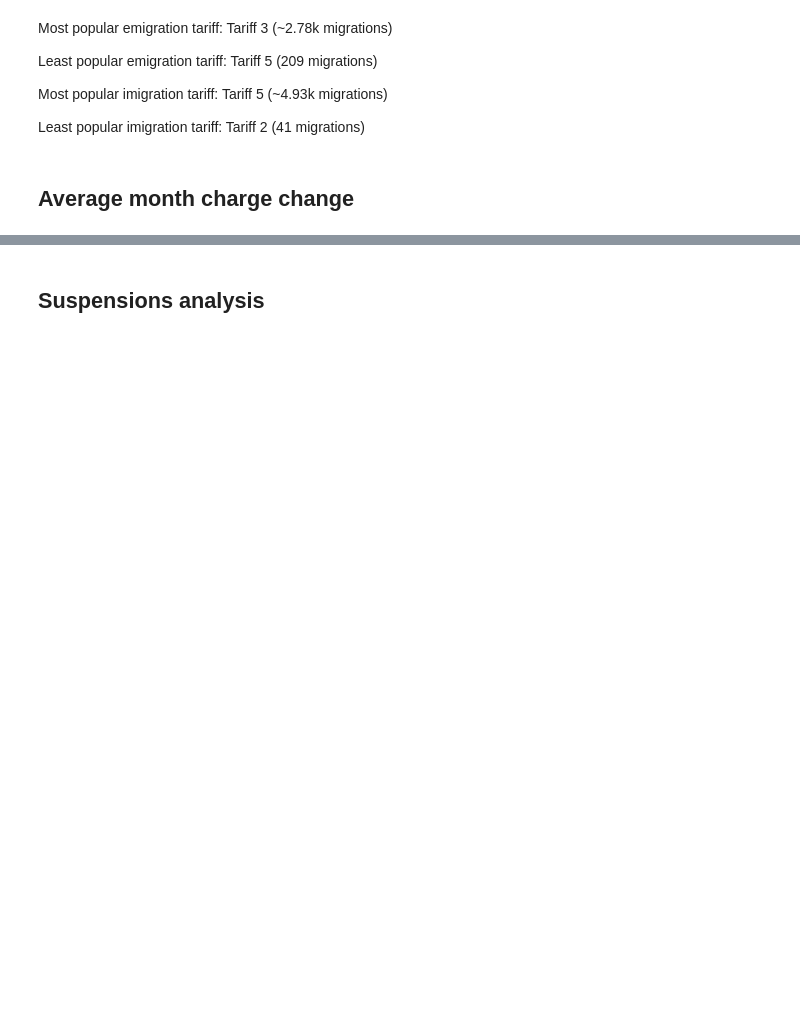
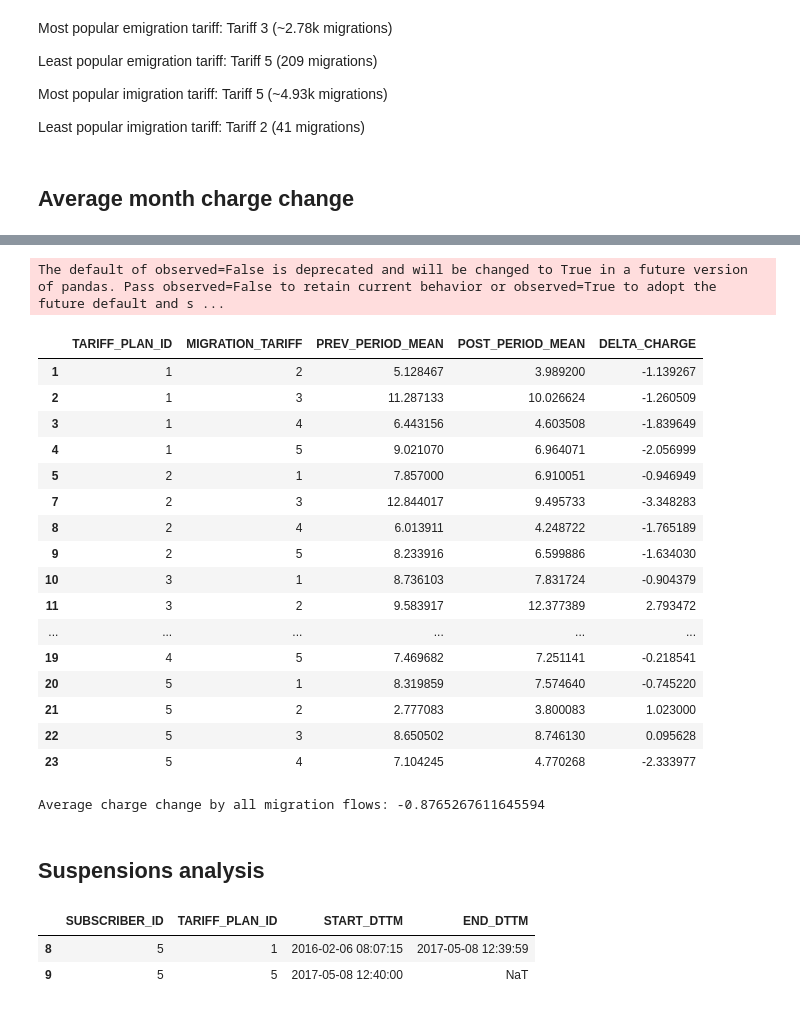
Before and after one commit to BangerVanos/test_A1, a Jupyter notebook: task_3.ipynb, the cells around one changed output, grey strips where cells are left out. Saved outputs shown, nothing was run; the diff lists cells and outputs as text; code cells hidden in the pictures; blank space fills up the shorter version.

```diff
--- a/task_3.ipynb
+++ b/task_3.ipynb
@@ -210,0 +203,33 @@ fig.show()
+# %%
+for ind, row in charges_change_df.iterrows():
+    sub_id, end_date = row['SUBSCRIBER_ID'], row['END_DTTM']
+    if end_date is pd.NaT:
+        continue
+
+    post_period_start = end_date.replace(day=1).normalize() + relativedelta(months=1)
+    post_period_end = end_date.replace(day=1).normalize() + relativedelta(months=3)
+    post_period_mask = (charges_df['SUBSCRIBER_ID'] == sub_id) & (charges_df['BILL_MONTH'] >= post_period_start) & (charges_df['BILL_MONTH'] <= post_period_end)
+    post_charge = charges_df[post_period_mask]['CHARGES'].mean()
+
+    pre_period_end = end_date.replace(day=1).normalize() - relativedelta(months=1)
+    pre_period_start = end_date.replace(day=1).normalize() - relativedelta(months=3)
+    pre_period_mask = (charges_df['SUBSCRIBER_ID'] == sub_id) & (charges_df['BILL_MONTH'] >= pre_period_start) & (charges_df['BILL_MONTH'] <= pre_period_end)
+    pre_charge = charges_df[pre_period_mask]['CHARGES'].mean()
+
+    charges_change_df.loc[ind, 'PREV_PERIOD_CHARGE'] = pre_charge
+    charges_change_df.loc[ind, 'POST_PERIOD_CHARGE'] = post_charge
+
+
+    migration_tariff_mask = (charges_change_df['SUBSCRIBER_ID'] == sub_id) & (charges_change_df['START_DTTM'] >= end_date)
+    migration_tariff = charges_change_df[migration_tariff_mask]
+    if len(migration_tariff) == 0:
+        charges_change_df.loc[ind, 'MIGRATION_TARIFF'] = -1
+    else:
+        charges_change_df.loc[ind, 'MIGRATION_TARIFF'] = migration_tariff.iloc[0]['TARIFF_PLAN_ID']
+# %%
+charges_change_df.dropna(subset=['END_DTTM'], inplace=True)
+tariff_drop_ids = charges_change_df[charges_change_df['MIGRATION_TARIFF'] == -1].index
+charges_change_df.drop(tariff_drop_ids, axis=0, inplace=True)
+charges_change_df['MIGRATION_TARIFF'] = charges_change_df['MIGRATION_TARIFF'].astype('int16').astype('category')
+charges_change_df['PREV_PERIOD_CHARGE'] = charges_change_df['PREV_PERIOD_CHARGE'].astype('float64')
+charges_change_df['POST_PERIOD_CHARGE'] = charges_change_df['POST_PERIOD_CHARGE'].astype('float64')
@@ -210,0 +261,30 @@ fig.show()
+# %%
+charges_change_df_agg = charges_change_df.groupby(['TARIFF_PLAN_ID', 'MIGRATION_TARIFF']).agg(
+    PREV_PERIOD_MEAN=('PREV_PERIOD_CHARGE', 'mean'),
+    POST_PERIOD_MEAN=('POST_PERIOD_CHARGE', 'mean')
+)
+charges_change_df_agg.reset_index(inplace=True)
+same_tariff_drop_mask = charges_change_df_agg['TARIFF_PLAN_ID'] == charges_change_df_agg['MIGRATION_TARIFF']
+same_tariff_drop_ids = charges_change_df_agg[same_tariff_drop_mask].index
+charges_change_df_agg.drop(same_tariff_drop_ids, axis=0, inplace = True)
+charges_change_df_agg['DELTA_CHARGE'] = charges_change_df_agg['POST_PERIOD_MEAN'] - charges_change_df_agg['PREV_PERIOD_MEAN']
+charges_change_df_agg
+# %% [output]
+The default of observed=False is deprecated and will be changed to True in a future version of pandas. Pass observed=False to retain current behavior or observed=True to adopt the future default and s ...
+|  | TARIFF_PLAN_ID | MIGRATION_TARIFF | PREV_PERIOD_MEAN | POST_PERIOD_MEAN | DELTA_CHARGE |
+| 1 | 1 | 2 | 5.128467 | 3.989200 | -1.139267 |
+| 2 | 1 | 3 | 11.287133 | 10.026624 | -1.260509 |
+| 3 | 1 | 4 | 6.443156 | 4.603508 | -1.839649 |
+| 4 | 1 | 5 | 9.021070 | 6.964071 | -2.056999 |
+| 5 | 2 | 1 | 7.857000 | 6.910051 | -0.946949 |
+| 7 | 2 | 3 | 12.844017 | 9.495733 | -3.348283 |
+| 8 | 2 | 4 | 6.013911 | 4.248722 | -1.765189 |
+| 9 | 2 | 5 | 8.233916 | 6.599886 | -1.634030 |
+| 10 | 3 | 1 | 8.736103 | 7.831724 | -0.904379 |
+| 11 | 3 | 2 | 9.583917 | 12.377389 | 2.793472 |
+| ... | ... | ... | ... | ... | ... |
+| 19 | 4 | 5 | 7.469682 | 7.251141 | -0.218541 |
+| 20 | 5 | 1 | 8.319859 | 7.574640 | -0.745220 |
+| 21 | 5 | 2 | 2.777083 | 3.800083 | 1.023000 |
+| 22 | 5 | 3 | 8.650502 | 8.746130 | 0.095628 |
+| 23 | 5 | 4 | 7.104245 | 4.770268 | -2.333977 |
@@ -211,2 +309,6 @@ fig.show()
+# %%
+print(f'Average charge change by all migration flows: {charges_change_df_agg["DELTA_CHARGE"].mean()}')
+# %% [output]
+Average charge change by all migration flows: -0.8765267611645594
 # %% [markdown]
 ## Suspensions analysis
@@ -272,0 +315,6 @@ fig.show()
+# %%
+tariff_plans_df[tariff_plans_df['SUBSCRIBER_ID'] == 5]
+# %% [output]
+|  | SUBSCRIBER_ID | TARIFF_PLAN_ID | START_DTTM | END_DTTM |
+| 8 | 5 | 1 | 2016-02-06 08:07:15 | 2017-05-08 12:39:59 |
+| 9 | 5 | 5 | 2017-05-08 12:40:00 | NaT |
```
Also changed, not shown: parts of 34 cells of this notebook, 5 other files.
